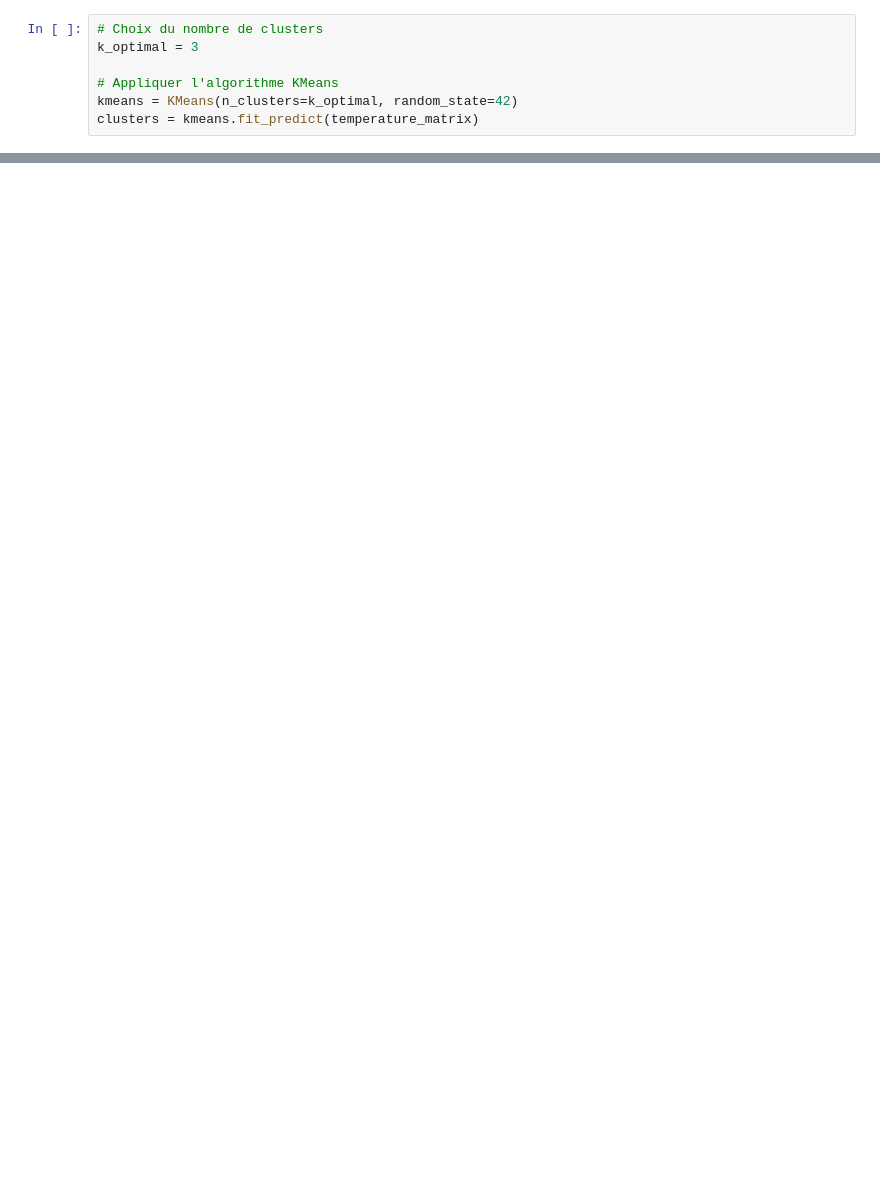
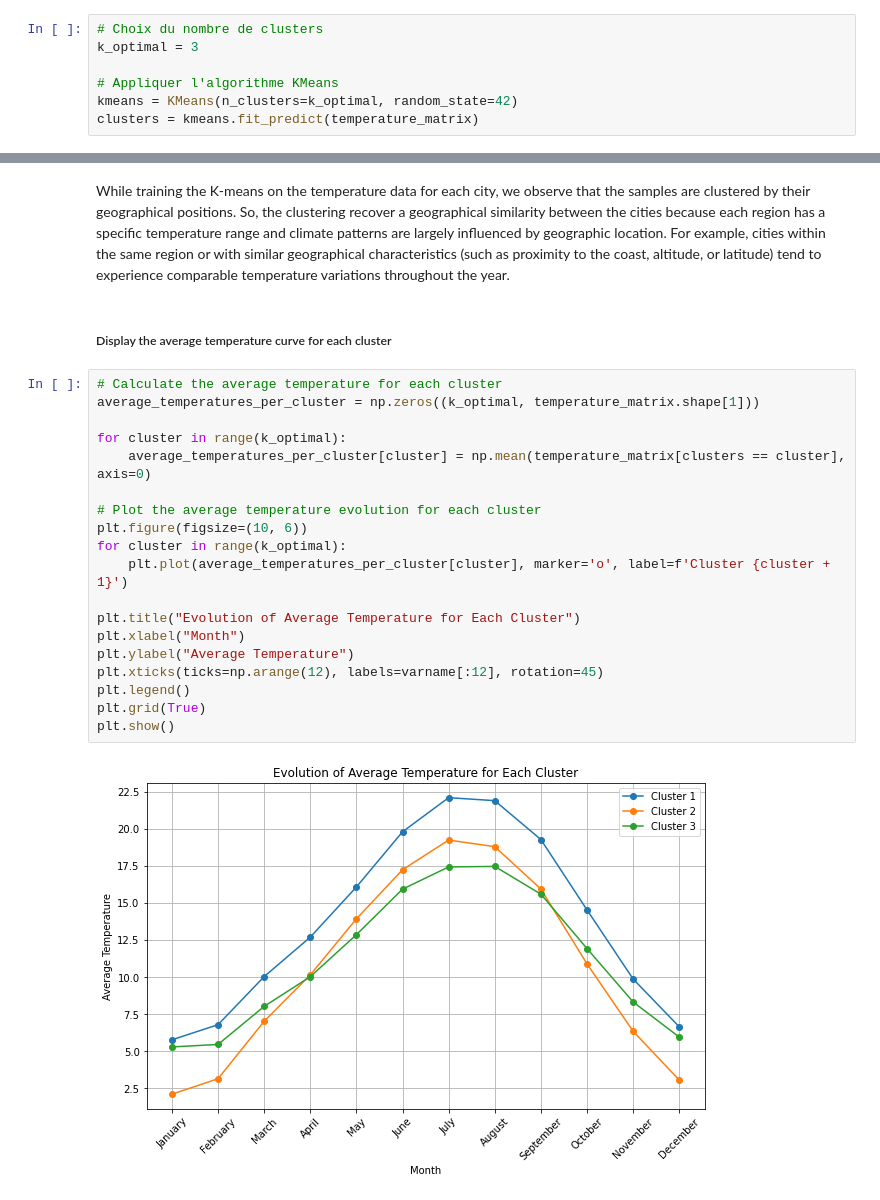
Before and after one commit to YessineMkaouar/Practical-Machine-Learning, a Jupyter notebook: temp.ipynb, the cells around one changed output, grey strips where cells are left out. Saved outputs shown, nothing was run; the diff lists cells and outputs as text; blank space fills up the shorter version.

```diff
--- a/temp.ipynb
+++ b/temp.ipynb
@@ -231,0 +255,25 @@ plt.show()
+# %% [markdown]
+While training the K-means on the temperature data for each city, we observe that the samples are clustered by their geographical positions. So, the clustering recover a geographical similarity between the cities because each region has a specific temperature range and climate patterns are largely influenced by geographic location. For example, cities within the same region or with similar geographical characteristics (such as proximity to the coast, altitude, or latitude) tend to experience comparable temperature variations throughout the year.
+# %% [markdown]
+##### Display the average temperature curve for each cluster
+# %%
+# Calculate the average temperature for each cluster
+average_temperatures_per_cluster = np.zeros((k_optimal, temperature_matrix.shape[1]))
+
+for cluster in range(k_optimal):
+    average_temperatures_per_cluster[cluster] = np.mean(temperature_matrix[clusters == cluster], axis=0)
+
+# Plot the average temperature evolution for each cluster
+plt.figure(figsize=(10, 6))
+for cluster in range(k_optimal):
+    plt.plot(average_temperatures_per_cluster[cluster], marker='o', label=f'Cluster {cluster + 1}')
+
+plt.title("Evolution of Average Temperature for Each Cluster")
+plt.xlabel("Month")
+plt.ylabel("Average Temperature")
+plt.xticks(ticks=np.arange(12), labels=varname[:12], rotation=45)
+plt.legend()
+plt.grid(True)
+plt.show()
+# %% [output]
+[figure, added]
```
Also changed, not shown: parts of 34 cells of this notebook.
